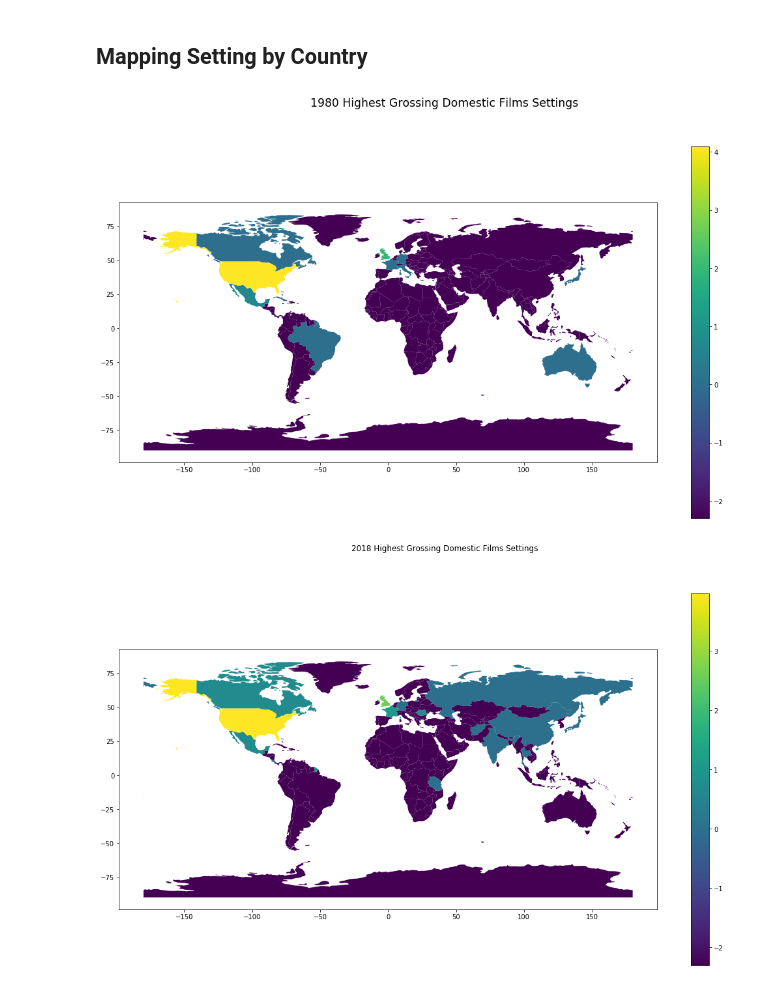
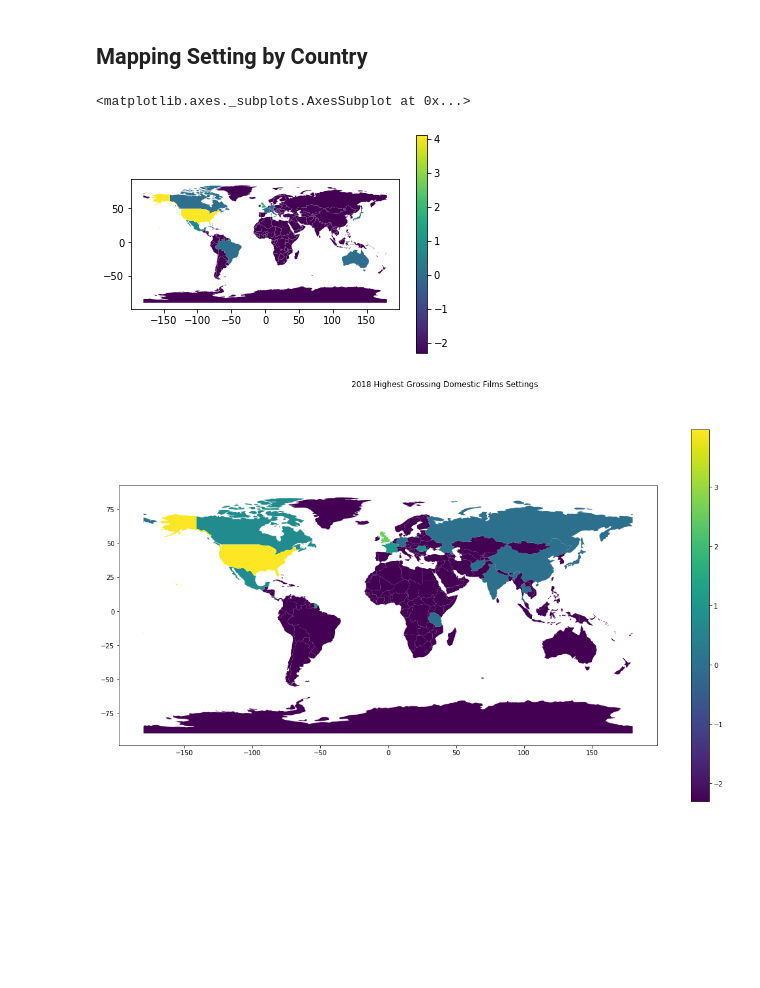
Before and after one commit to 97emilylc/97emilylc.github.io, a Jupyter notebook: Maps of Highest Grossing Films.ipynb, the cells around one changed output. Cells and saved outputs as stored; diff of their text form; code cells hidden in the pictures; blank space fills up the shorter version.

```diff
--- a/Maps of Highest Grossing Films.ipynb
+++ b/Maps of Highest Grossing Films.ipynb
@@ -65,15 +64,19 @@ world_2018["Setting"] = np.log(world_2018["Title"])
 # %%
 fig, ax = plt.subplots(1, 1)
 
 world_1980.plot(column='Setting',
-            ax=ax,
-            legend=True,
-            legend_kwds={'label': "Population by Country",
-                        'orientation': "horizontal"})
-fig.set_size_inches(18.5, 10.5, forward=True)
-fig.suptitle("1980 Highest Grossing Domestic Films Settings", fontsize = "xx-large");
+                ax=ax,
+                legend=True,
+                legend_kwds={'label': "Population by Country",
+                            'orientation': "horizontal"})
+
+#fig.set_size_inches(18.5, 10.5, forward=True)
+#fig.suptitle("1980 Highest Grossing Domestic Films Settings", fontsize = "xx-large")
+
+#plt.savefig('world_1980.png')
 # %% [output]
+<matplotlib.axes._subplots.AxesSubplot at 0x...>
-[figure, old version]
+[figure, new version]
 # %%
 fig, ax = plt.subplots(1, 1)
 
```
Also changed, not shown: parts of 2 cells of this notebook, 4 other files.
